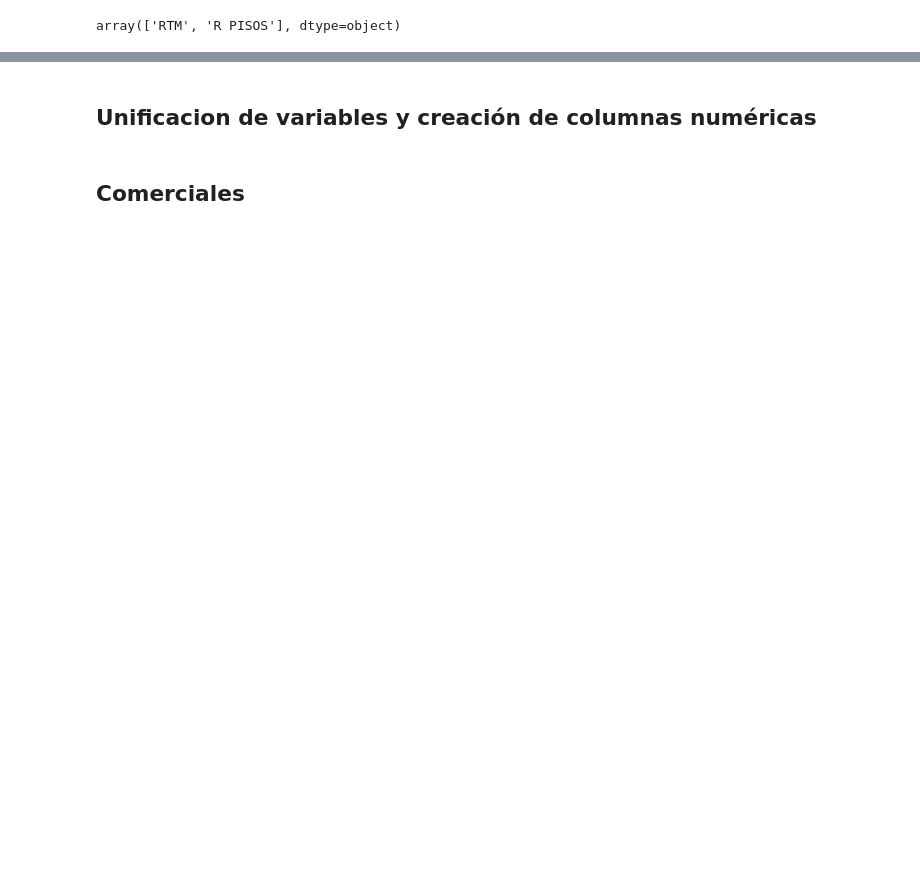
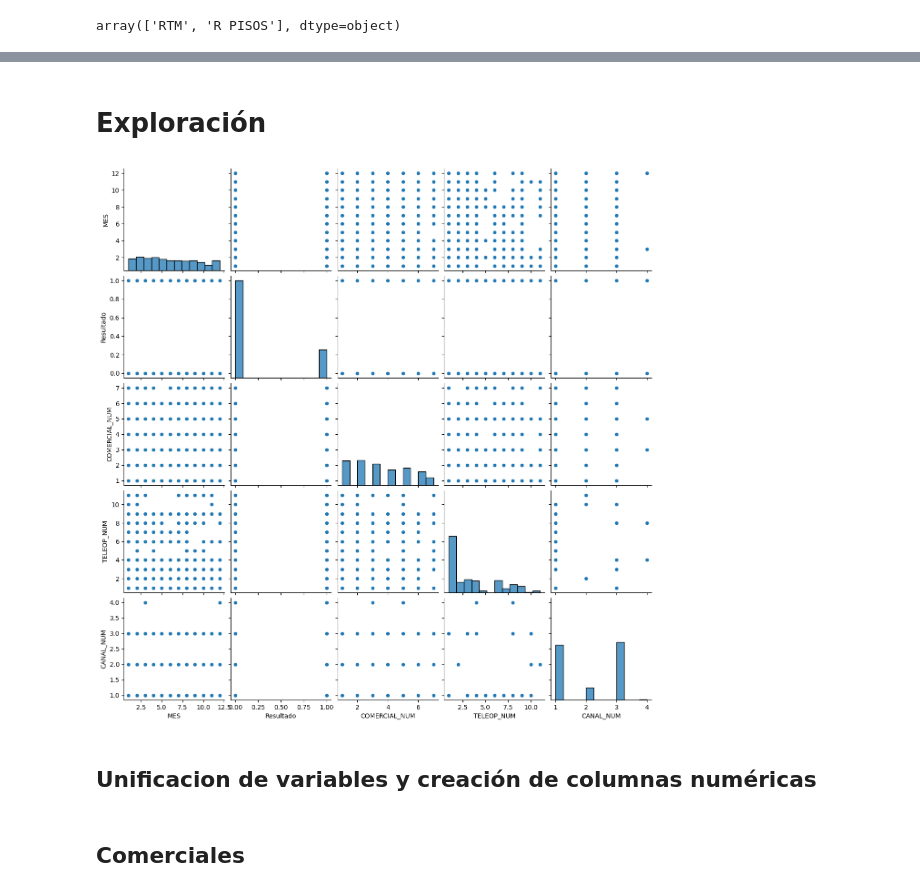
Before and after one commit to Ivansantamariaknx/MLproyecto, a Jupyter notebook: Data/Raw/Limpieza.ipynb, the cells around one changed output, grey strips where cells are left out. Saved outputs shown, nothing was run; the diff lists cells and outputs as text; code cells hidden in the pictures; blank space fills up the shorter version.

```diff
--- a/Data/Raw/Limpieza.ipynb
+++ b/Data/Raw/Limpieza.ipynb
@@ -188,3 +203,9 @@ datosweb
+# %% [markdown]
+# Exploración
+# %%
+sns.pairplot(datosweb);
+# %% [output]
+[figure, added]
 # %% [markdown]
 ## Unificacion de variables y creación de columnas numéricas
 # %% [markdown]
```
Also changed, not shown: parts of 97 cells of this notebook.
